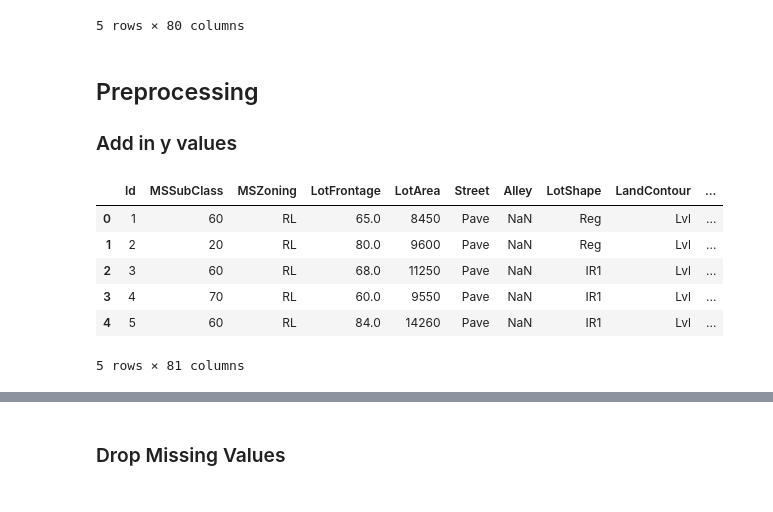
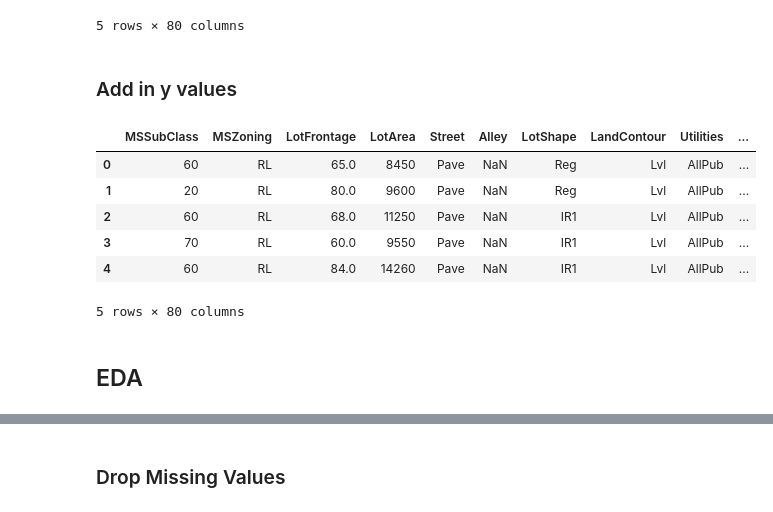
Before and after one commit to fpinnola/CS559-housing-price-prediction, a Jupyter notebook: Housing Price Prediction.ipynb, the cells around one changed output, grey strips where cells are left out. Saved outputs shown, nothing was run; the diff lists cells and outputs as text; code cells hidden in the pictures.

```diff
--- a/Housing Price Prediction.ipynb
+++ b/Housing Price Prediction.ipynb
@@ -16,19 +17,19 @@ df.head()
 | 4 | 5 | 60 | RL | 84.0 | 14260 | Pave | NaN | IR1 | Lvl | ... |
 5 rows × 80 columns
 # %% [markdown]
-## Preprocessing
-
 ### Add in y values
 # %%
 df_y = pd.read_excel('sample_submission.xlsx', usecols=[0,1])
 df = pd.merge(df, df_y, on="Id")
-
+df.drop(['Id'], axis=1, inplace=True)
 df.head()
 # %% [output]
-|  | Id | MSSubClass | MSZoning | LotFrontage | LotArea | Street | Alley | LotShape | LandContour | ... |
-| 0 | 1 | 60 | RL | 65.0 | 8450 | Pave | NaN | Reg | Lvl | ... |
-| 1 | 2 | 20 | RL | 80.0 | 9600 | Pave | NaN | Reg | Lvl | ... |
-| 2 | 3 | 60 | RL | 68.0 | 11250 | Pave | NaN | IR1 | Lvl | ... |
-| 3 | 4 | 70 | RL | 60.0 | 9550 | Pave | NaN | IR1 | Lvl | ... |
-| 4 | 5 | 60 | RL | 84.0 | 14260 | Pave | NaN | IR1 | Lvl | ... |
+|  | MSSubClass | MSZoning | LotFrontage | LotArea | Street | Alley | LotShape | LandContour | Utilities | ... |
+| 0 | 60 | RL | 65.0 | 8450 | Pave | NaN | Reg | Lvl | AllPub | ... |
+| 1 | 20 | RL | 80.0 | 9600 | Pave | NaN | Reg | Lvl | AllPub | ... |
+| 2 | 60 | RL | 68.0 | 11250 | Pave | NaN | IR1 | Lvl | AllPub | ... |
+| 3 | 70 | RL | 60.0 | 9550 | Pave | NaN | IR1 | Lvl | AllPub | ... |
+| 4 | 60 | RL | 84.0 | 14260 | Pave | NaN | IR1 | Lvl | AllPub | ... |
-5 rows × 81 columns
+5 rows × 80 columns
+# %% [markdown]
+## EDA
```
Also changed, not shown: parts of 23 cells of this notebook.
